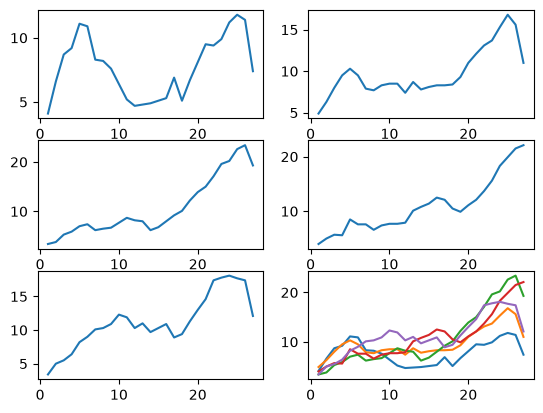
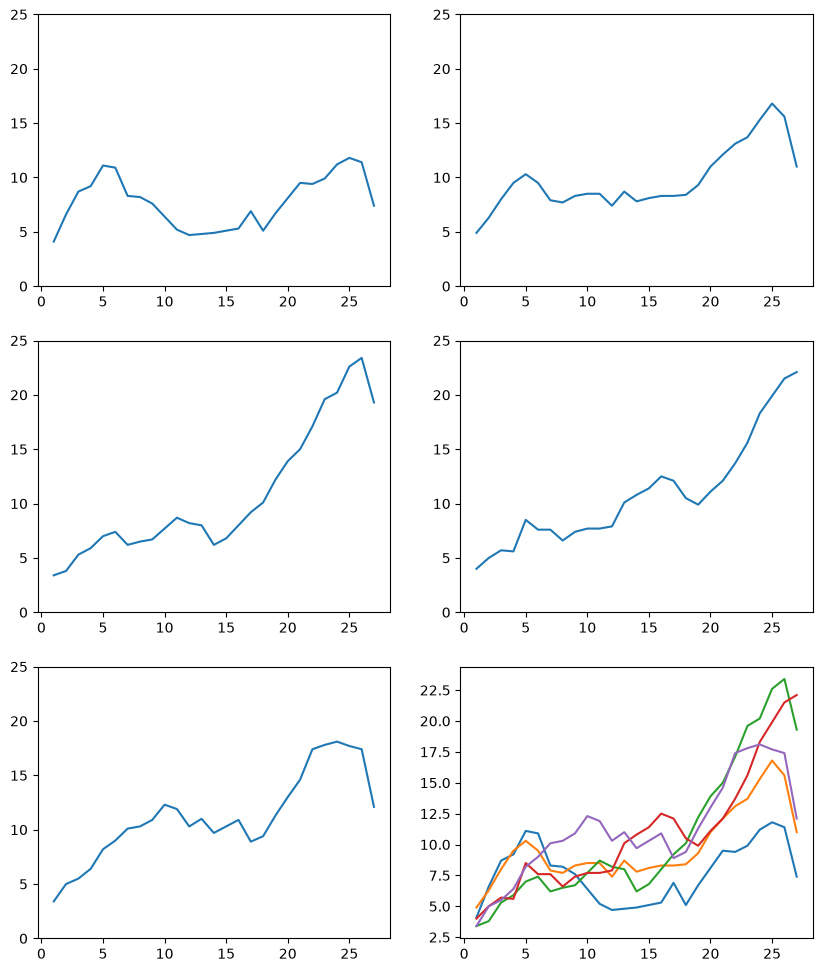
Code edit (unified diff) that turned the first committed figure into the second:
--- before
+++ after
@@ -1,8 +1,8 @@
-plt.figure()
+plt.figure(figsize=(10,12))
 
 for day,idx in zip( traffic_per_day.keys(), range(5)  ):
     plt.subplot(3,2,idx+1)
     plt.plot(traffic_per_day[day]['Hour (Coded)'],traffic_per_day[day]['Slowness in traffic (%)'],label=f'{day}')
-    
+    plt.ylim([0,25])
 
 for day in traffic_per_day.keys():

Commit: update